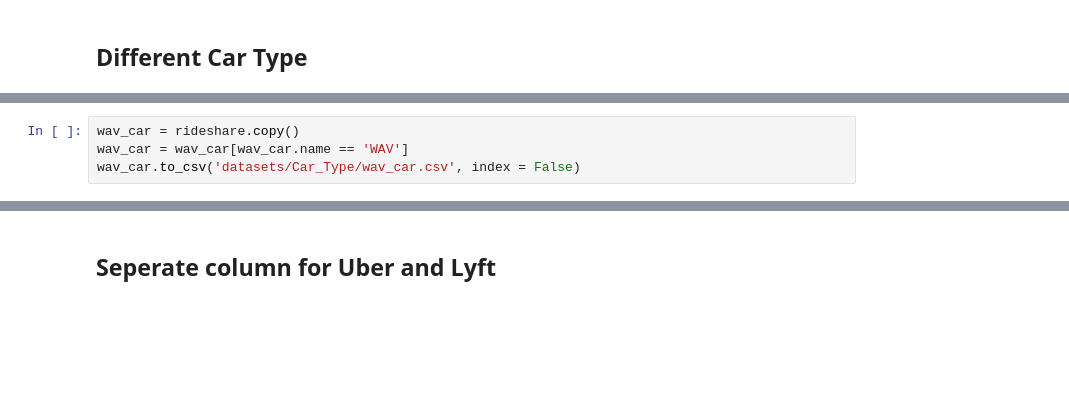
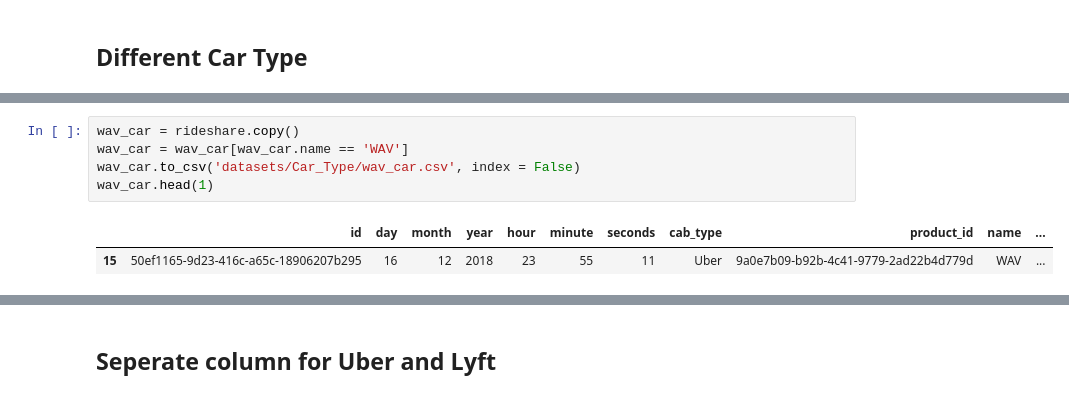
Before and after one commit to Mega-Barrel/rideshare-kaggle, a Jupyter notebook: data_cleaning.ipynb, the cells around one changed output, grey strips where cells are left out. Cells and saved outputs as stored; diff of their text form; blank space fills up the shorter version.

```diff
--- a/data_cleaning.ipynb
+++ b/data_cleaning.ipynb
@@ -279,7 +284,11 @@ Uber_XL.to_csv('datasets/Car_Type/uber_xl.csv', index=False)
 # %%
 wav_car = rideshare.copy()
 wav_car = wav_car[wav_car.name == 'WAV']
 wav_car.to_csv('datasets/Car_Type/wav_car.csv', index = False)
+wav_car.head(1)
+# %% [output]
+|  | id | day | month | year | hour | minute | seconds | cab_type | product_id | name | ... |
+| 15 | 50ef1165-9d23-416c-a65c-18906207b295 | 16 | 12 | 2018 | 23 | 55 | 11 | Uber | 9a0e7b09-b92b-4c41-9779-2ad22b4d779d | WAV | ... |
 # %%
 Black_SUV = rideshare.copy()
 Black_SUV = Black_SUV[Black_SUV.name == 'Black SUV']
```
Also changed, not shown: parts of 16 cells of this notebook.
